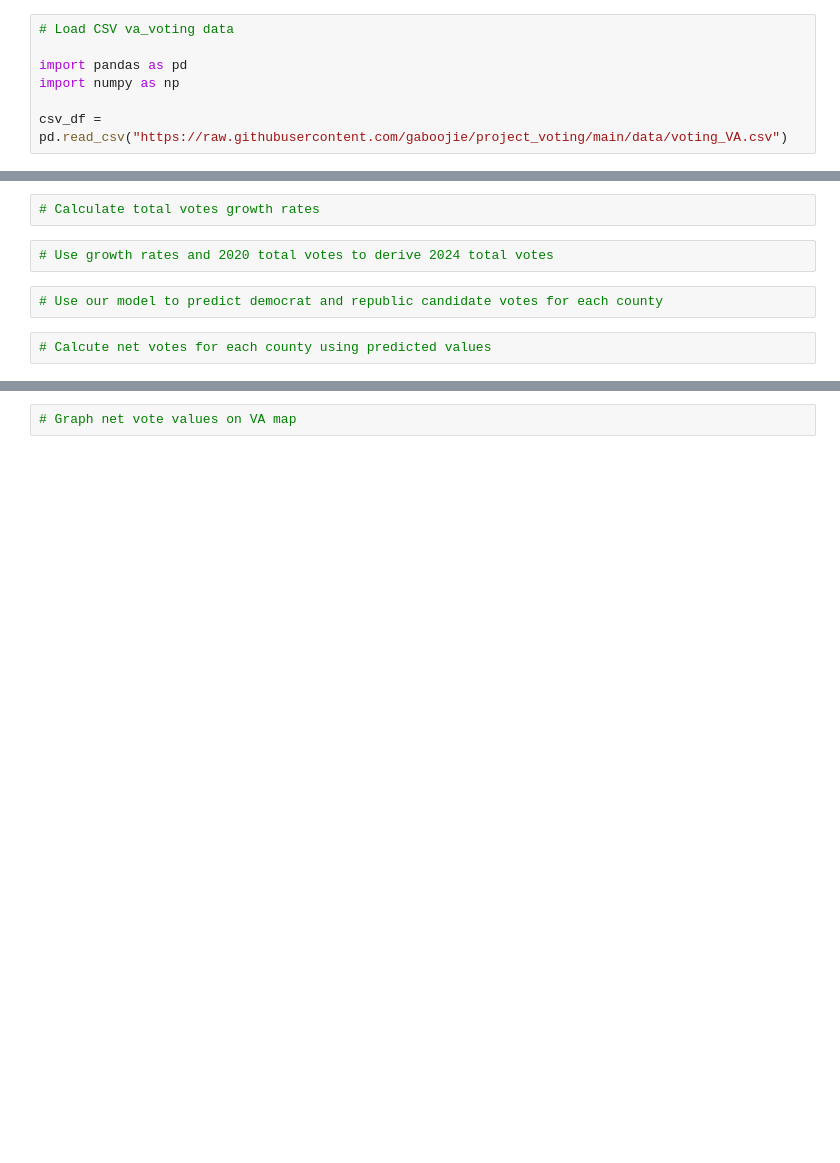
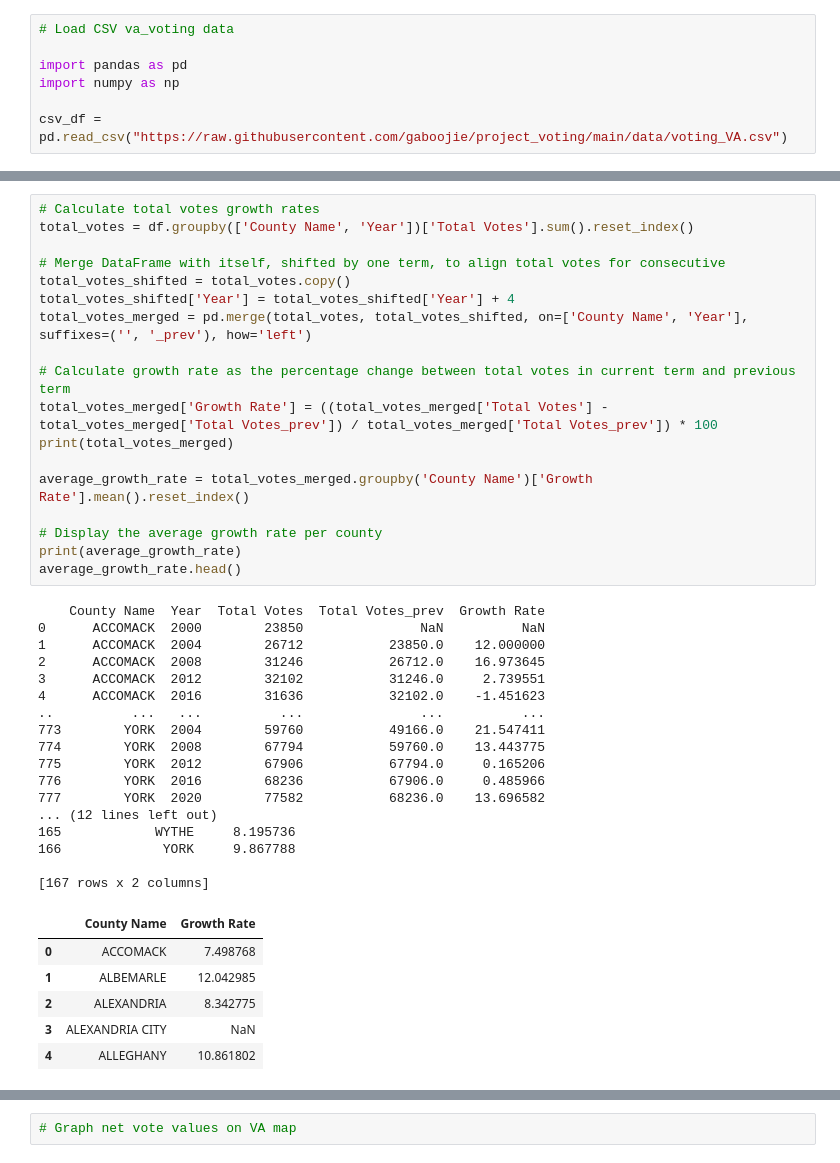
Before and after one commit to gaboojie/project_voting, a Jupyter notebook: code.ipynb, the cells around one changed output, grey strips where cells are left out. Saved outputs shown, nothing was run; the diff lists cells and outputs as text; blank space fills up the shorter version.

```diff
--- a/code.ipynb
+++ b/code.ipynb
@@ -191,8 +206,42 @@ Feature names unseen at fit time:
-# %%
-# Calculate total votes growth rates
-# %%
-# Use growth rates and 2020 total votes to derive 2024 total votes
-# %%
-# Use our model to predict democrat and republic candidate votes for each county
-# %%
-# Calcute net votes for each county using predicted values
+# %%
+# Calculate total votes growth rates
+total_votes = df.groupby(['County Name', 'Year'])['Total Votes'].sum().reset_index()
+
+# Merge DataFrame with itself, shifted by one term, to align total votes for consecutive
+total_votes_shifted = total_votes.copy()
+total_votes_shifted['Year'] = total_votes_shifted['Year'] + 4
+total_votes_merged = pd.merge(total_votes, total_votes_shifted, on=['County Name', 'Year'], suffixes=('', '_prev'), how='left')
+
+# Calculate growth rate as the percentage change between total votes in current term and previous term
+total_votes_merged['Growth Rate'] = ((total_votes_merged['Total Votes'] - total_votes_merged['Total Votes_prev']) / total_votes_merged['Total Votes_prev']) * 100
+print(total_votes_merged)
+
+average_growth_rate = total_votes_merged.groupby('County Name')['Growth Rate'].mean().reset_index()
+
+# Display the average growth rate per county
+print(average_growth_rate)
+average_growth_rate.head()
+# %% [output]
+    County Name  Year  Total Votes  Total Votes_prev  Growth Rate
+0      ACCOMACK  2000        23850               NaN          NaN
+1      ACCOMACK  2004        26712           23850.0    12.000000
+2      ACCOMACK  2008        31246           26712.0    16.973645
+3      ACCOMACK  2012        32102           31246.0     2.739551
+4      ACCOMACK  2016        31636           32102.0    -1.451623
+..          ...   ...          ...               ...          ...
+773        YORK  2004        59760           49166.0    21.547411
+774        YORK  2008        67794           59760.0    13.443775
+775        YORK  2012        67906           67794.0     0.165206
+776        YORK  2016        68236           67906.0     0.485966
+777        YORK  2020        77582           68236.0    13.696582
+... (12 lines left out)
+165            WYTHE     8.195736
+166             YORK     9.867788
+
+[167 rows x 2 columns]
+|  | County Name | Growth Rate |
+| 0 | ACCOMACK | 7.498768 |
+| 1 | ALBEMARLE | 12.042985 |
+| 2 | ALEXANDRIA | 8.342775 |
+| 3 | ALEXANDRIA CITY | NaN |
+| 4 | ALLEGHANY | 10.861802 |
```
Also changed, not shown: parts of 7 cells of this notebook.
